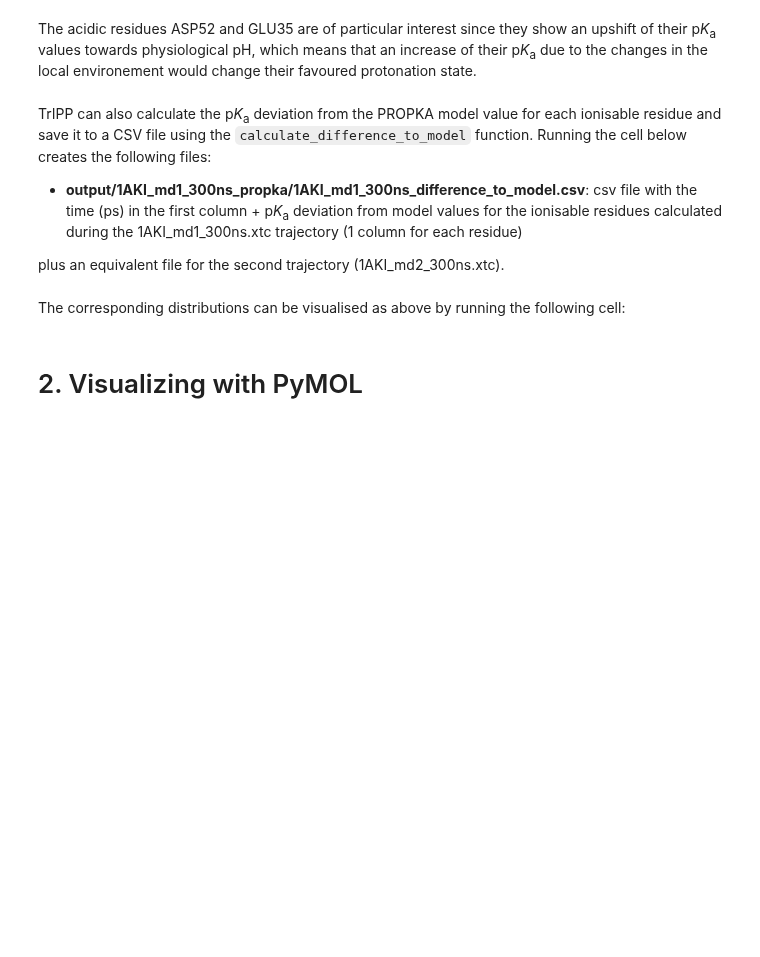
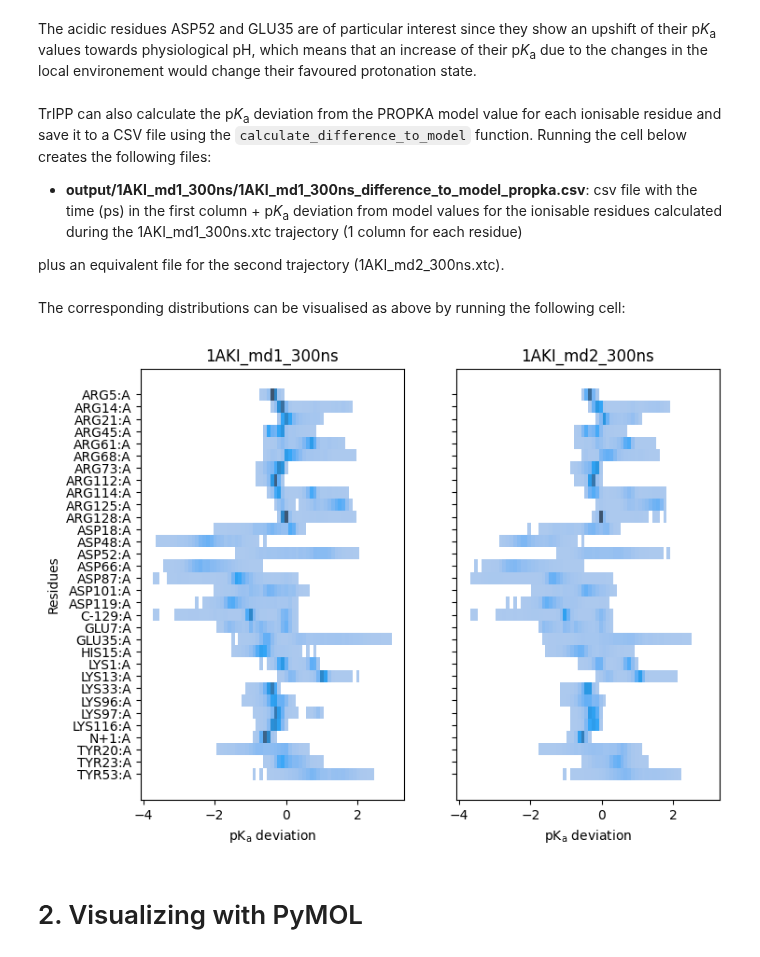
Before and after one commit to fornililab/TrIPP, a Jupyter notebook: tutorial/tripp_tutorial.ipynb, the cells around one changed output. Drawn from its saved outputs; the diff is of its cells as text; code cells hidden in the pictures; blank space fills up the shorter version.

Commit message:
TrIPP tutorial update for pKAI predictor

```diff
--- a/tutorial/tripp_tutorial.ipynb
+++ b/tutorial/tripp_tutorial.ipynb
@@ -72,18 +71,18 @@ input_dir = 'data'            # name of the folder containing the input files
 traj_prefix_list = ['1AKI_md1_300ns', '1AKI_md2_300ns'] # list of input trajectories (without the extension)
 traj_format = 'xtc'           # extension of trajectory input files (only xtc files have been tested)
 output_dir = 'output'         # name of the folder where all output files and folders will be saved
-predictor = 'propka'          # pKa predictor to be used (options: 'propka', 'pkai', 'pkai+')
+predictor = 'propka'          # ***IM mod*** pKa predictor to be used (options: 'propka', 'pkai', 'pkai+')
 # End of user-defined variables -------------------------
 
 ntraj = len(traj_prefix_list)
 topology_file = input_dir + '/' + topology
 trajectory_files = [input_dir + '/' + x + '.' + traj_format for x in traj_prefix_list]
 
-pka_files = [output_dir + '/' + x + '_' + predictor + '/' + x + '_pka.csv' for x in traj_prefix_list]
-buriedness_files = [output_dir + '/' + x + '_' + predictor + '/' + x + '_buriedness.csv' for x in traj_prefix_list]
+pka_files = [output_dir + '/' + x + '/' + x + '_' + predictor + '_pka.csv' for x in traj_prefix_list]
+buriedness_files = [output_dir + '/' + x + '/' + x + '_' + predictor + '_buriedness.csv' for x in traj_prefix_list]
 trajectory_dict = {x: input_dir + '/' + x + '.' + traj_format for x in traj_prefix_list}
 
-output_directories = [output_dir + '/' + x + '_' + predictor for x in traj_prefix_list]
+output_directories = [output_dir + '/' + x for x in traj_prefix_list]
 output_prefix = [x for x in traj_prefix_list]
 
 model_pka_values = model_propka_values if predictor == 'propka' else model_pkai_values # **IM mod** Based on predictor, select model pKa values
@@ -173,27 +180,30 @@ The acidic residues ASP52 and GLU35 are of particular interest since they show a
 # %% [markdown]
 TrIPP can also calculate the p*K*<sub>a</sub> deviation from the PROPKA model value for each ionisable residue and save it to a CSV file using the `calculate_difference_to_model` function. Running the cell below creates the following files:
 
-* **output/1AKI_md1_300ns_propka/1AKI_md1_300ns_difference_to_model.csv**: csv file with the time (ps) in the first column + p*K*<sub>a</sub> deviation from model values for the ionisable residues calculated during the 1AKI_md1_300ns.xtc trajectory (1 column for each residue)
+* **output/1AKI_md1_300ns/1AKI_md1_300ns_difference_to_model_propka.csv**: csv file with the time (ps) in the first column + p*K*<sub>a</sub> deviation from model values for the ionisable residues calculated during the 1AKI_md1_300ns.xtc trajectory (1 column for each residue)
 
 plus an equivalent file for the second trajectory (1AKI_md2_300ns.xtc).
 # %%
 for idx in range(ntraj):
     calculate_difference_to_model(input_directory = output_directories[idx],
-                                  output_prefix = output_prefix[idx])
+                                  output_prefix = output_prefix[idx],
+                                  pka_file=pka_files[idx]) #***IM mod*** I have to add this argument so that the backend can retrieve which predictor was used from the filename.
 # %% [markdown]
 The corresponding distributions can be visualised as above by running the following cell:
 # %%
 fig, ax = plt.subplots(1, ntraj, figsize = (4 * ntraj, 6), sharex = True, sharey = True)
 ax = np.atleast_1d(ax)
 
 #Plot histogram showing the deviation from the model pKa values
 for idx in range(ntraj):
-    df_md = pd.read_csv(f'{output_directories[idx]}/{output_prefix[idx]}_difference_to_model.csv')
+    df_md = pd.read_csv(f'{output_directories[idx]}/{output_prefix[idx]}_difference_to_model_{predictor}.csv') #***IM mod*** Added predictor to filename
     df_melt = df_md.melt(id_vars = 'Time [ps]', var_name = 'Residues', value_name = 'pKa value deviation')
     sns.histplot(data = df_melt, x = 'pKa value deviation', y = 'Residues', ax = ax[idx], binwidth = 0.1)
     ax[idx].set(xlabel = r'pK$_{\rm a}$ deviation')
     ax[idx].set_title(f"{trajectory_files[idx].split('/')[-1].split('.')[0]}")
 plt.show()
+# %% [output]
+[figure, added]
 # %% [markdown]
 # 2. Visualizing with PyMOL
 # %% [markdown]
```
Also changed, not shown: parts of 16 cells of this notebook, 1 other file.
